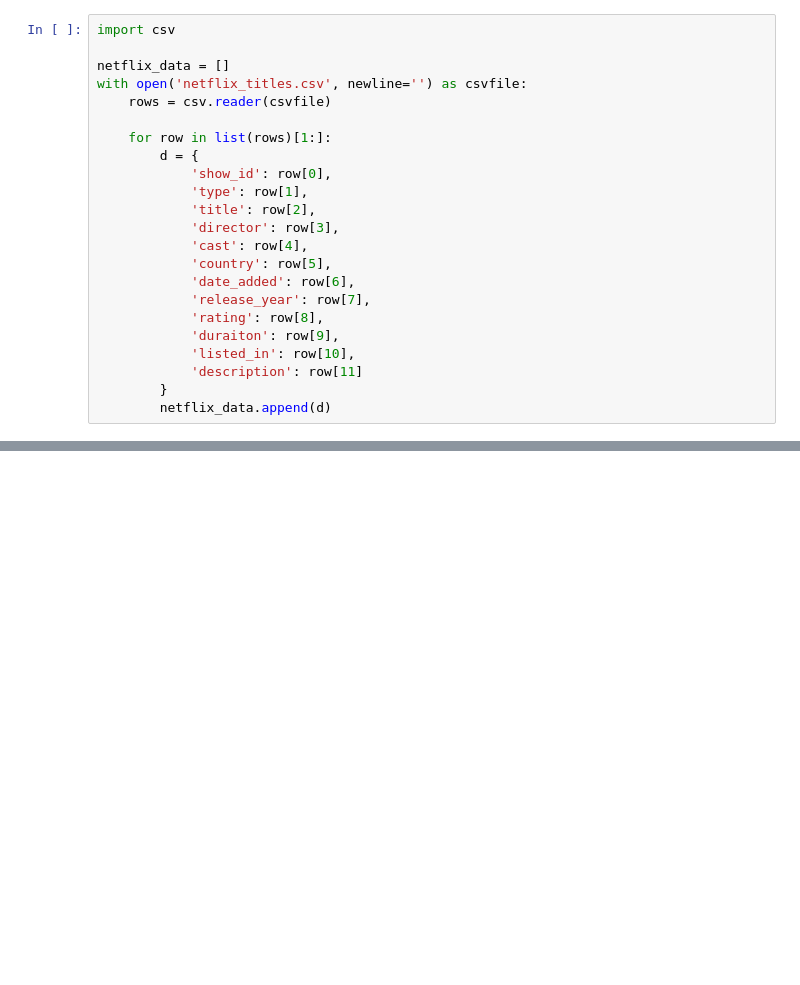
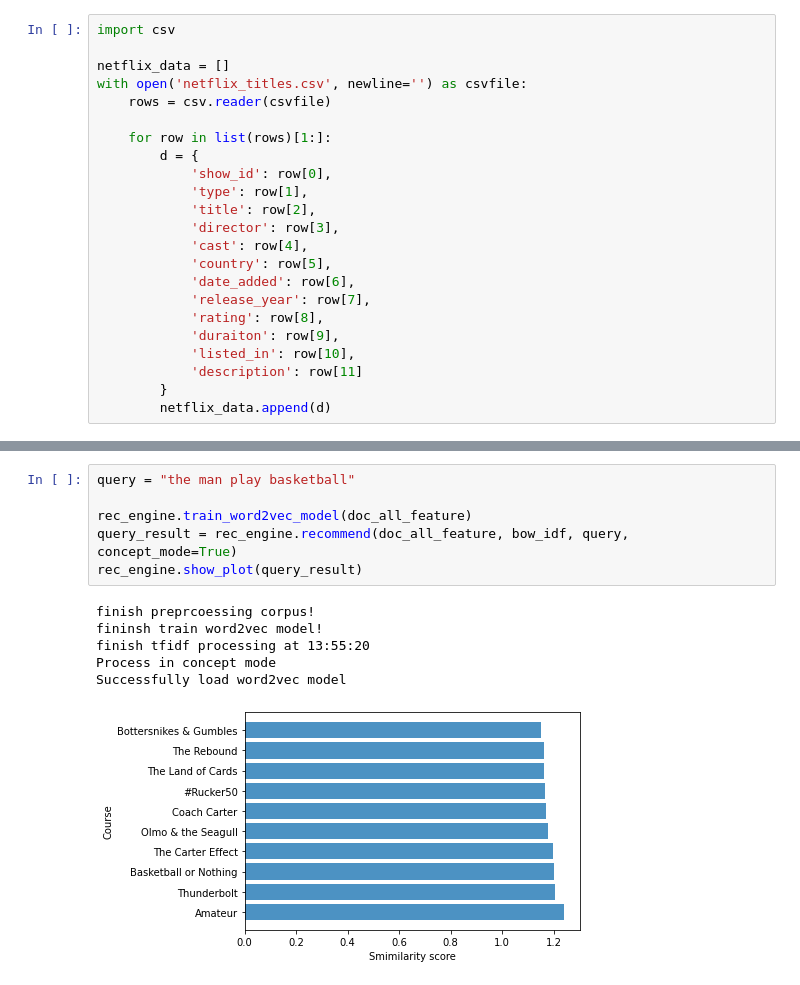
Before and after one commit to music1353/2020-NTHU-Text-Mining, a Jupyter notebook: Midterm_Netflix/Midterm_Netflix_recommend.ipynb, the cells around one changed output, grey strips where cells are left out. Saved outputs shown, nothing was run; the diff lists cells and outputs as text; blank space fills up the shorter version.

```diff
--- a/Midterm_Netflix/Midterm_Netflix_recommend.ipynb
+++ b/Midterm_Netflix/Midterm_Netflix_recommend.ipynb
@@ -282 +378,14 @@ finish tfidf processing at 22:35:30
+# %%
+query = "the man play basketball"
+
+rec_engine.train_word2vec_model(doc_all_feature)
+query_result = rec_engine.recommend(doc_all_feature, bow_idf, query, concept_mode=True)
+rec_engine.show_plot(query_result)
+# %% [output]
+finish preprcoessing corpus!
+fininsh train word2vec model!
+finish tfidf processing at 13:55:20
+Process in concept mode
+Successfully load word2vec model
+[figure, added]
 # %%
```
Also changed, not shown: parts of 13 cells of this notebook, 1 other file.
